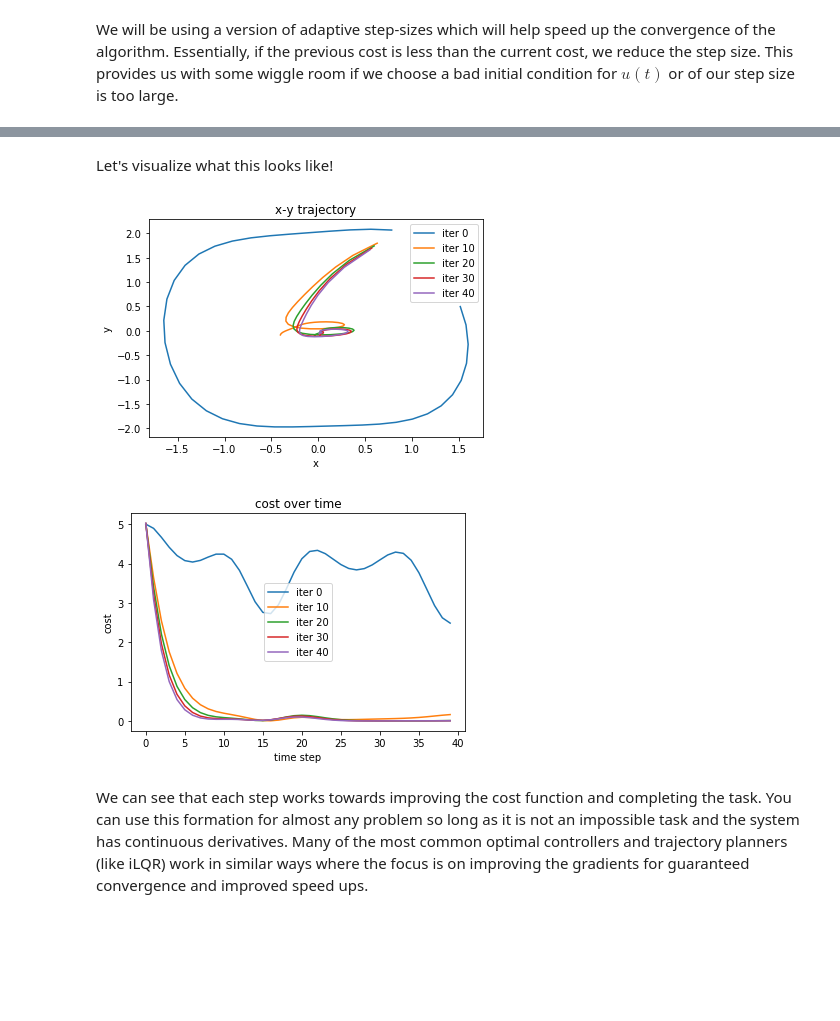
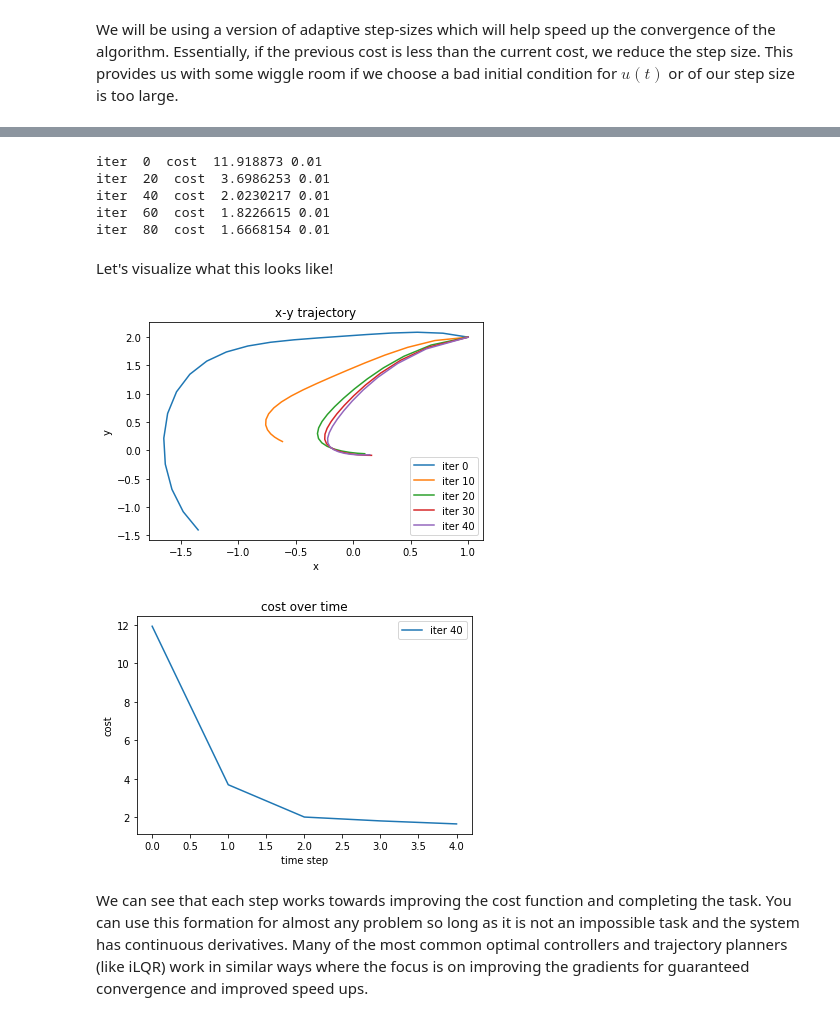
Before and after one commit to i-abr/OptimalControlTutorials, a Jupyter notebook: indirect_opt_control.ipynb, the cells around one changed output, grey strips where cells are left out. Saved outputs shown, nothing was run; the diff lists cells and outputs as text; code cells hidden in the pictures; blank space fills up the shorter version.

```diff
--- a/indirect_opt_control.ipynb
+++ b/indirect_opt_control.ipynb
@@ -213,18 +188,15 @@ def backward_pass(env, trajectory, rho):
 # %% [markdown]
 We first initialize the environment, the control sequence, and some parameters:
 # %%
-env = Env(SimpleModel(), Objective()) # create the environment
-
 # some parameters
-max_iter  = 50
-tf        = 40
+max_iter  = 100
+tf        = 20 # discrete tf
 threshold = 0.001
-step_size = 0.1
+step_size = 1e-2
+dt        = 0.1
 
 # initialize the control with a random sequence of actions
 u = [np.array([-0.1, -0.1]) for t in range(tf)]
-
-## some containers
-trajectories = []
+x0 = np.array([1.,2.])
 # %% [markdown]
 We will be using a version of adaptive step-sizes which will help speed up the convergence of the algorithm. Essentially, if the previous cost is less than the current cost, we reduce the step size. This provides us with some wiggle room if we choose a bad initial condition for $u(t)$ or of our step size is too large.
@@ -276,32 +203,45 @@ iter  49  cost  1.2075386 0.026214400000000013
+# %%
+trajectories = []
+costs = []
+for k in range(max_iter):
+    x, cost, x_f = forward_pass(x0, u, dt)
+    u = backward_pass(x, u, x_f, dt, step_size)
+    cost += m(x_f)
+    if k % 20 == 0:
+        print('iter ', k, ' cost ', cost, step_size)
+        # for plotting later
+        trajectories.append(x)
+        costs.append(cost)
+# %% [output]
+iter  0  cost  11.918873 0.01
+iter  20  cost  3.6986253 0.01
+iter  40  cost  2.0230217 0.01
+iter  60  cost  1.8226615 0.01
+iter  80  cost  1.6668154 0.01
 # %% [markdown]
 Let's visualize what this looks like!
 # %%
-for i, trajectory in enumerate(trajectories[::10]):
-    x_pos = []
-    y_pos = []
-    l_hist = []
-    for x, u_t, l, _, _ in trajectory:
-        x_pos.append(x[0])
-        y_pos.append(x[1])
-        l_hist.append(l)
-    plt.figure(1)
-    plt.plot(x_pos, y_pos, label='iter {}'.format(i*10))
-    plt.figure(2)
-    plt.plot(l_hist, label='iter {}'.format(i*10))
+# plot every 10th trajectory
+for i, x in enumerate(trajectories):
+    x = np.stack(x)
+    plt.plot(x[:,0], x[:,1], label='iter {}'.format(i*10))
+
+plt.figure(2)
+plt.plot(np.stack(costs), label='iter {}'.format(i*10))
 plt.figure(1)
 plt.xlabel('x')
 plt.ylabel('y')
 plt.title('x-y trajectory')
 plt.legend()
 plt.figure(2)
 plt.xlabel('time step')
 plt.ylabel('cost')
 plt.title('cost over time')
 plt.legend()
 plt.show()
 # %% [output]
-[figure, old version]
+[figure, new version]
-[figure, old version]
+[figure, new version]
 # %% [markdown]
 We can see that each step works towards improving the cost function and completing the task. You can use this formation for almost any problem so long as it is not an impossible task and the system has continuous derivatives. Many of the most common optimal controllers and trajectory planners (like iLQR) work in similar ways where the focus is on improving the gradients for guaranteed convergence and improved speed ups.
 # %% [markdown]
```
Also changed, not shown: parts of 26 cells of this notebook, 7 other files.
